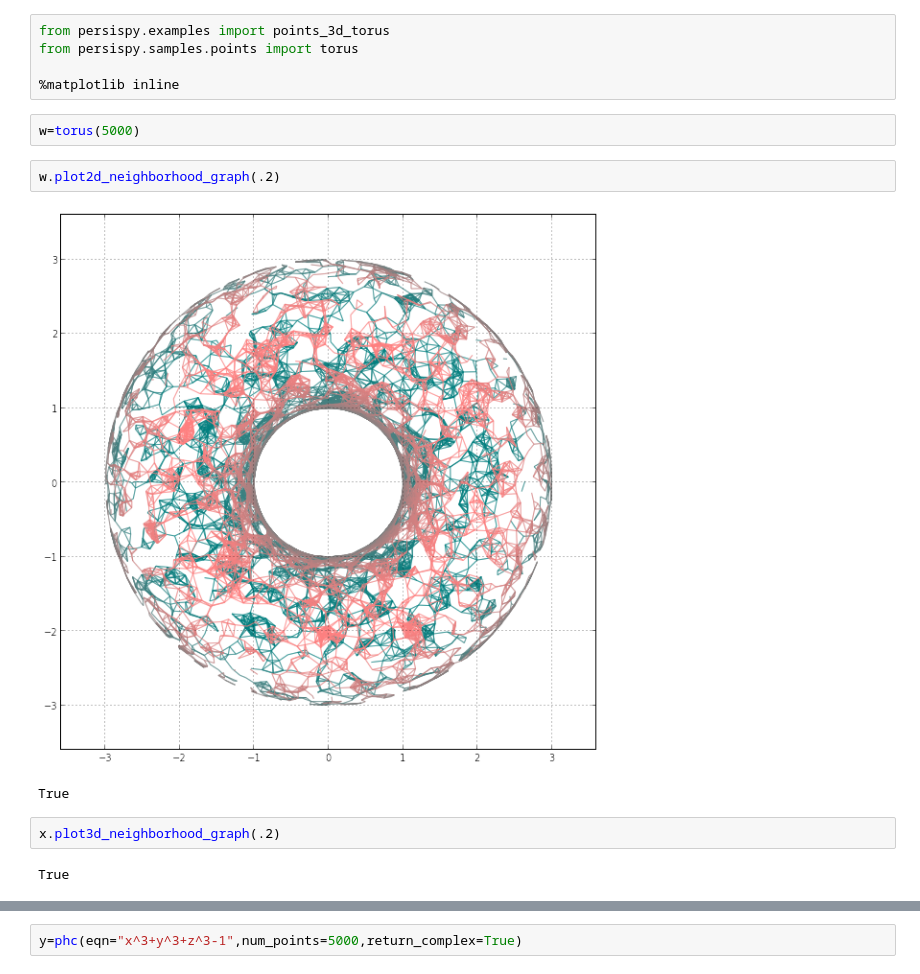
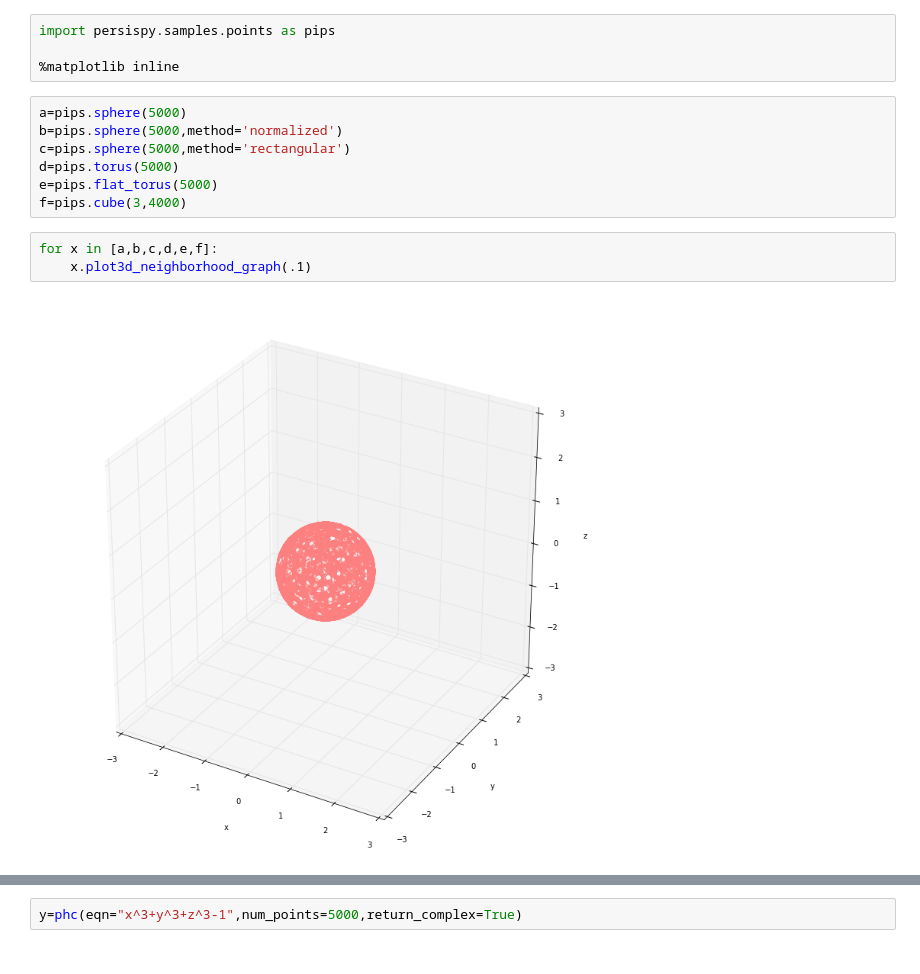
Before and after one commit to danetrata/persispy, a Jupyter notebook: persispy/samples/Untitled.ipynb, the cells around one changed output, grey strips where cells are left out. Drawn from its saved outputs; the diff is of its cells as text.

Commit message:
Updated the samples.points to create correct HashPoints.

```diff
--- a/persispy/samples/Untitled.ipynb
+++ b/persispy/samples/Untitled.ipynb
@@ -1,16 +1,16 @@
 # %%
-from persispy.examples import points_3d_torus
-from persispy.samples.points import torus
+import persispy.samples.points as pips
 
 %matplotlib inline
-# %%
-w=torus(5000)
-# %%
-w.plot2d_neighborhood_graph(.2)
-# %% [output]
-[figure, removed]
-True
-# %%
-x.plot3d_neighborhood_graph(.2)
-# %% [output]
-True
+# %%
+a=pips.sphere(5000)
+b=pips.sphere(5000,method='normalized')
+c=pips.sphere(5000,method='rectangular')
+d=pips.torus(5000)
+e=pips.flat_torus(5000)
+f=pips.cube(3,4000)
+# %%
+for x in [a,b,c,d,e,f]:
+    x.plot3d_neighborhood_graph(.1)
+# %% [output]
+[figure, added]
```
Also changed, not shown: parts of 2 cells of this notebook, 1 other file.
